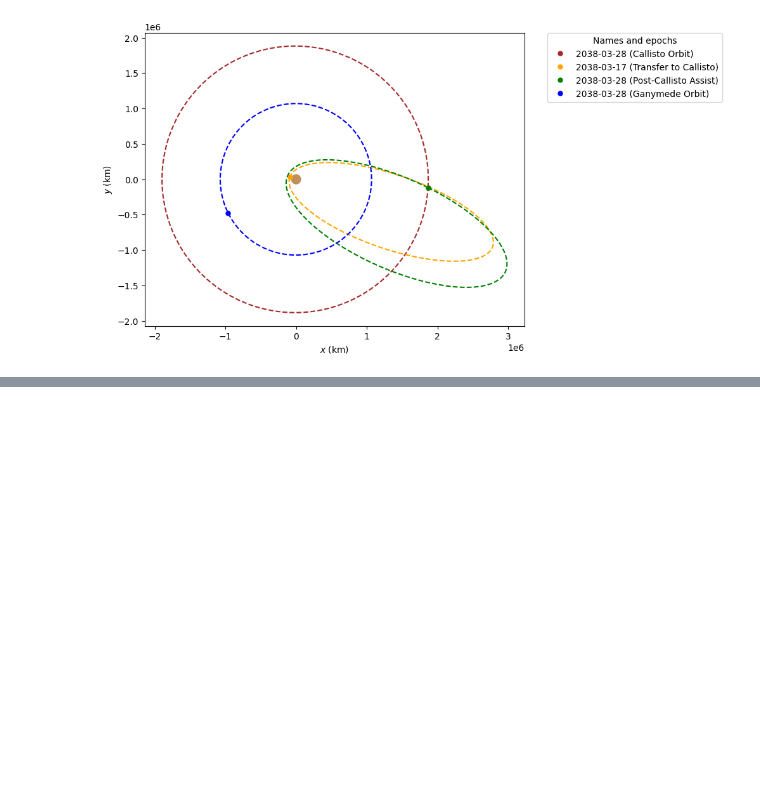
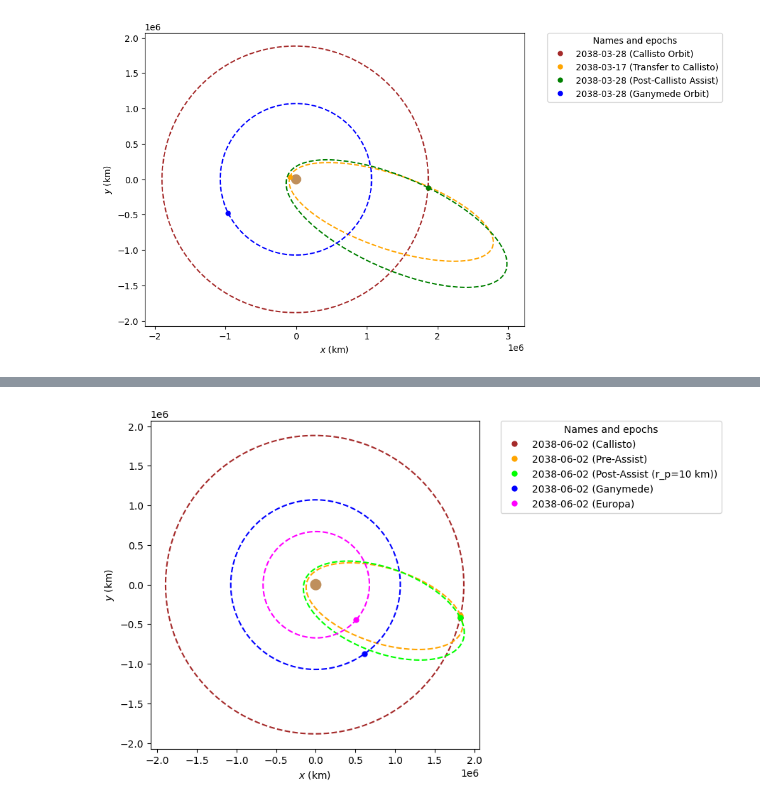
Before and after one commit to jackSN8/Starship_outer_planets_missions, a Jupyter notebook: jovian_moon_grand_tour.ipynb, the cells around one changed output, grey strips where cells are left out. Saved outputs shown, nothing was run; the diff lists cells and outputs as text; code cells hidden in the pictures; blank space fills up the shorter version.

```diff
--- a/jovian_moon_grand_tour.ipynb
+++ b/jovian_moon_grand_tour.ipynb
@@ -1464,0 +1030,78 @@ NameError: name 'find_assist_periapsis_bounds' is not defined
+# %%
+## Interactive Callisto Gravity Assist - Manual Configuration
+# Experiment with different periapsis altitudes to see the effect on post-assist orbit
+
+if 'spacecraft_at_callisto_2' in locals() and 'callisto_orb_2' in locals():
+    # ============================================================
+    # CONFIGURATION - Adjust these parameters
+    # ============================================================
+    manual_rp_altitude = 10 * u.km  # <-- CHANGE THIS VALUE
+    manual_sign = -1  # 1 for leading side, -1 for trailing side
+
+    # Get spacecraft and Callisto states at encounter
+    callisto_orb_encounter = placeholder_callisto_orbit.propagate(best_callisto_date)
+
+    # Calculate relative velocity
+    rel_vel = spacecraft_at_callisto_2.rv()[1] - callisto_orb_encounter.rv()[1]
+    rel_speed = np.linalg.norm(rel_vel)
+
+    # Calculate periapsis distance from center
+    manual_rp = Callisto.R + manual_rp_altitude
+
+    # Calculate deflection angle
+    manual_rot_ang = 2 * np.arcsin(1 / ((manual_rp * rel_speed**2 / Callisto.k) + 1 * u.one))
+
+    # Rotation axis (perpendicular to ecliptic)
+    axis = np.array([1.0, 0, 1.0])
+    axis = axis / np.linalg.norm(axis)
+
+    # Apply rotation to relative velocity
+    rot = scipyRot.from_rotvec(manual_sign * axis * manual_rot_ang.value)
+    rel_vel_out = rot.apply(rel_vel.value) * u.km / u.s
+
+    # Calculate post-assist velocity in Jupiter frame
+    post_assist_vel = rel_vel_out + callisto_orb_encounter.rv()[1]
+
+    # Create post-assist orbit
+    manual_assist_orbit = Orbit.from_vectors(
+        Jupiter,
+        callisto_orb_encounter.r,
+        post_assist_vel,
+        best_callisto_date,
+        plane=Planes.EARTH_ECLIPTIC
+    )
+
+    # Print results
+    print("=" * 60)
+    print("CALLISTO GRAVITY ASSIST")
+    print("=" * 60)
+    print(f"\nPre-Assist Orbit:")
+    print(f"  Period: {spacecraft_at_callisto_2.period.to(u.day):.2f}")
+    print(f"  Eccentricity: {spacecraft_at_callisto_2.ecc:.4f}")
+    print(f"  Periapsis: {spacecraft_at_callisto_2.r_p.to(u.km):.0f}")
+    print(f"  Apoapsis: {spacecraft_at_callisto_2.r_a.to(u.km):.0f}")
+
+    print(f"\nFlyby Parameters:")
+    print(f"  Altitude: {manual_rp_altitude.to(u.km):.0f}")
+    print(f"  Deflection: {np.degrees(manual_rot_ang):.2f}°")
+    print(f"  Side: {'Leading' if manual_sign > 0 else 'Trailing'}")
+
+    print(f"\nPost-Assist Orbit:")
+    print(f"  Period: {manual_assist_orbit.period.to(u.day):.2f}")
+    print(f"  Eccentricity: {manual_assist_orbit.ecc:.4f}")
+    print(f"  Periapsis: {manual_assist_orbit.r_p.to(u.km):.0f}")
+    print(f"  Apoapsis: {manual_assist_orbit.r_a.to(u.km):.0f}")
+
+    period_change = manual_assist_orbit.period - spacecraft_at_callisto_2.period
+    print(f"\nPeriod change: {period_change.to(u.day):.2f} ({100 * period_change / spacecraft_at_callisto_2.period:.2f}%)")
+
+    # Visualize
+    plotter = StaticOrbitPlotter(plane=Planes.EARTH_ECLIPTIC)
+    plotter.plot(callisto_orb_encounter, label="Callisto", color="brown")
+    plotter.plot(spacecraft_at_callisto_2, label="Pre-Assist", color="orange")
+    plotter.plot(manual_assist_orbit, label=f"Post-Assist (r_p={manual_rp_altitude.to(u.km):.0f})", color="lime")
+    plotter.plot(placeholder_ganymede_orbit.propagate(best_callisto_date), label="Ganymede", color="blue")
+    plotter.plot(placeholder_europa_orbit.propagate(best_callisto_date), label="Europa", color="magenta")
+else:
+    print("Need to complete Io-to-Callisto transfer first")
+# %% [output]
@@ -1464,0 +1125 @@ NameError: name 'find_assist_periapsis_bounds' is not defined
+[figure, added]
```
Also changed, not shown: parts of 16 cells of this notebook, 1 other file.
